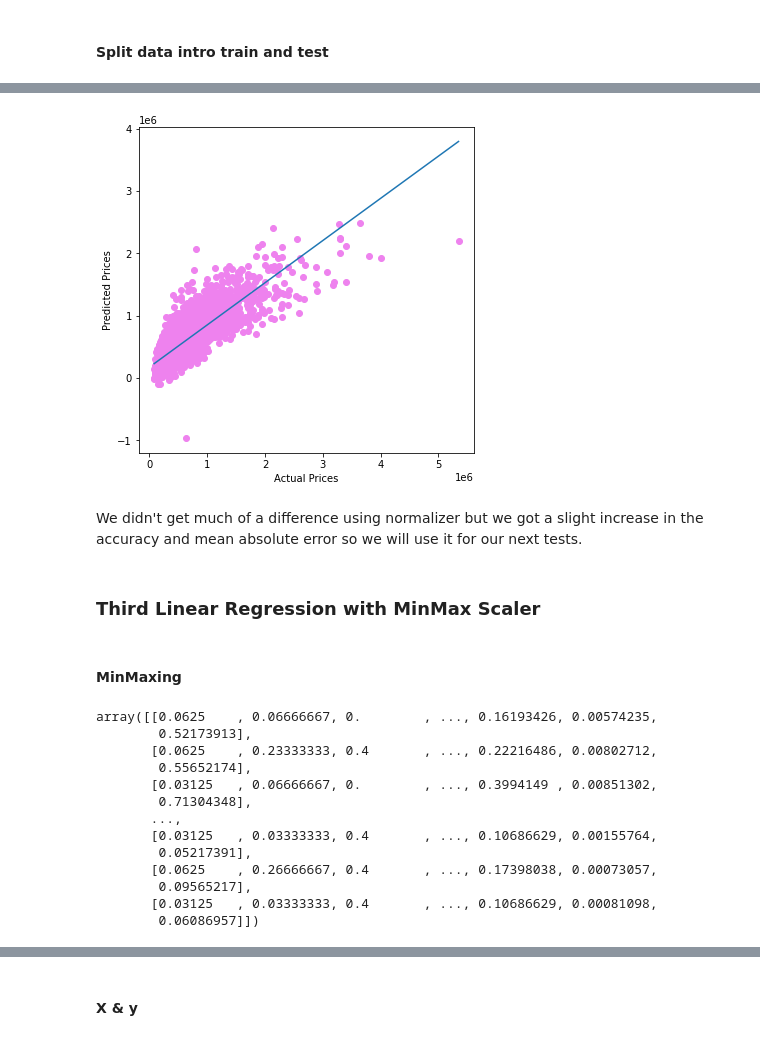
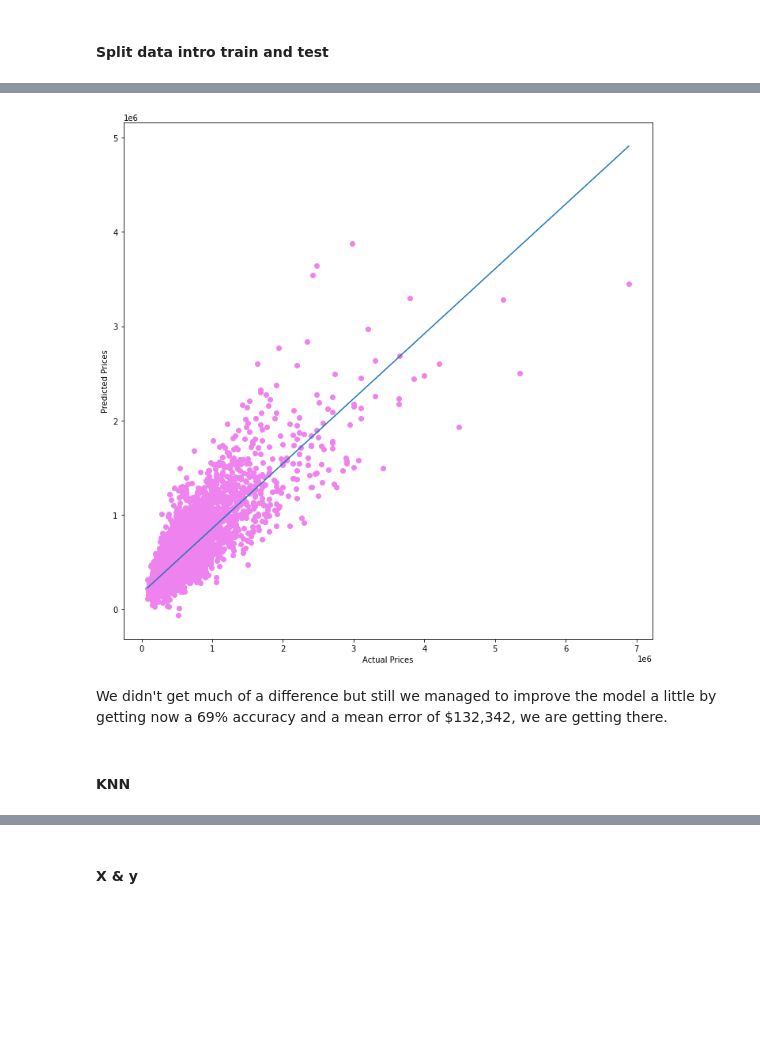
Before and after one commit to nomaditect/mid_bootcamp_project, a Jupyter notebook: code/Regression Project.ipynb, the cells around one changed output, grey strips where cells are left out. Drawn from its saved outputs; the diff is of its cells as text; code cells hidden in the pictures; blank space fills up the shorter version.

```diff
--- a/code/Regression Project.ipynb
+++ b/code/Regression Project.ipynb
@@ -542,2 +600,7 @@ scatter_matrix(dfnorm, alpha=0.2, figsize=(15,15), diagonal="kde");
+# %%
+# using categorical columns
+Xcat = df.select_dtypes(include = object)
+# %%
+Xdummie=pd.get_dummies(Xcat, drop_first=True)
 # %% [markdown]
 #### X & y
@@ -546,2 +607,4 @@ X = dfnorm
+# %%
+X = np.concatenate((Xstandard, Xdummie), axis= 1)
 # %%
 y = df['price']
@@ -548,5 +619,5 @@ y = df['price']
 # %% [markdown]
 #### Split data intro train and test
 # %%
-X_train, X_test, y_train, y_test = train_test_split(X, y, test_size = 0.3, random_state = 30)
+X_train, X_test, y_train, y_test = train_test_split(X, y, test_size = 0.4, random_state = 40)
 # %% [markdown]
@@ -583,16 +654,14 @@ MAE
 # %%
-fig, ax = plt.subplots(figsize=(6,6))
+fig, ax = plt.subplots(figsize=(12,12))
 plt.scatter(y_test,predictions, color="violet")
 plt.xlabel('Actual Prices')
 plt.ylabel('Predicted Prices')
 
 plt.plot(np.unique(y_test), np.poly1d(np.polyfit(y_test, predictions, 1))(np.unique(y_test)))
 plt.show();
 # %% [output]
-[figure, old version]
+[figure, new version]
 # %% [markdown]
-We didn't get much of a difference using normalizer but we got a slight increase in the accuracy and mean absolute error so we will use it for our next tests.
+We didn't get much of a difference but still we managed to improve the model a little by getting now a 69% accuracy and a mean error of $132,342, we are getting there.
-# %% [markdown]
-### Third Linear Regression with MinMax Scaler
 # %% [markdown]
-#### MinMaxing
+#### KNN
@@ -604,16 +667,0 @@ minmax = transformer.transform(dfmin)
-# %%
-minmax
-# %% [output]
-array([[0.0625    , 0.06666667, 0.        , ..., 0.16193426, 0.00574235,
-        0.52173913],
-       [0.0625    , 0.23333333, 0.4       , ..., 0.22216486, 0.00802712,
-        0.55652174],
-       [0.03125   , 0.06666667, 0.        , ..., 0.3994149 , 0.00851302,
-        0.71304348],
-       ...,
-       [0.03125   , 0.03333333, 0.4       , ..., 0.10686629, 0.00155764,
-        0.05217391],
-       [0.0625    , 0.26666667, 0.4       , ..., 0.17398038, 0.00073057,
-        0.09565217],
-       [0.03125   , 0.03333333, 0.4       , ..., 0.10686629, 0.00081098,
-        0.06086957]])
```
Also changed, not shown: parts of 149 cells of this notebook.
